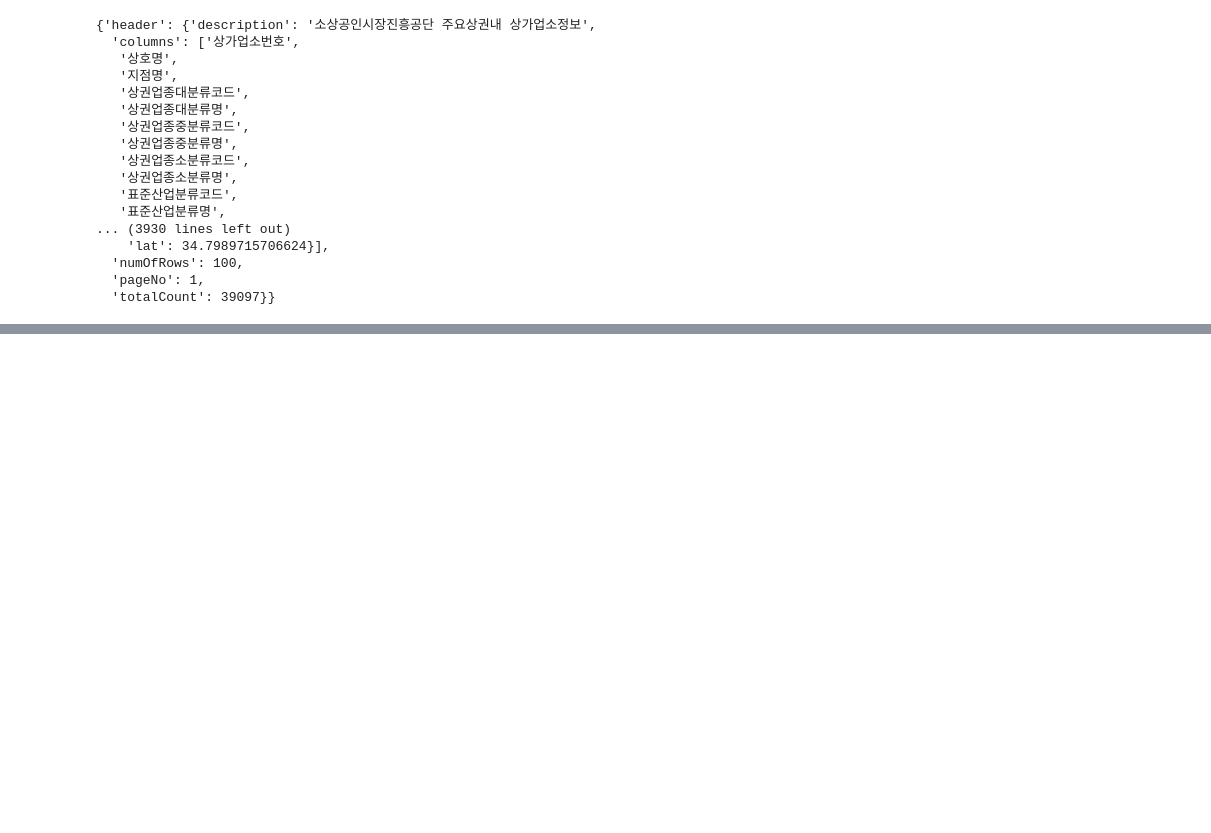
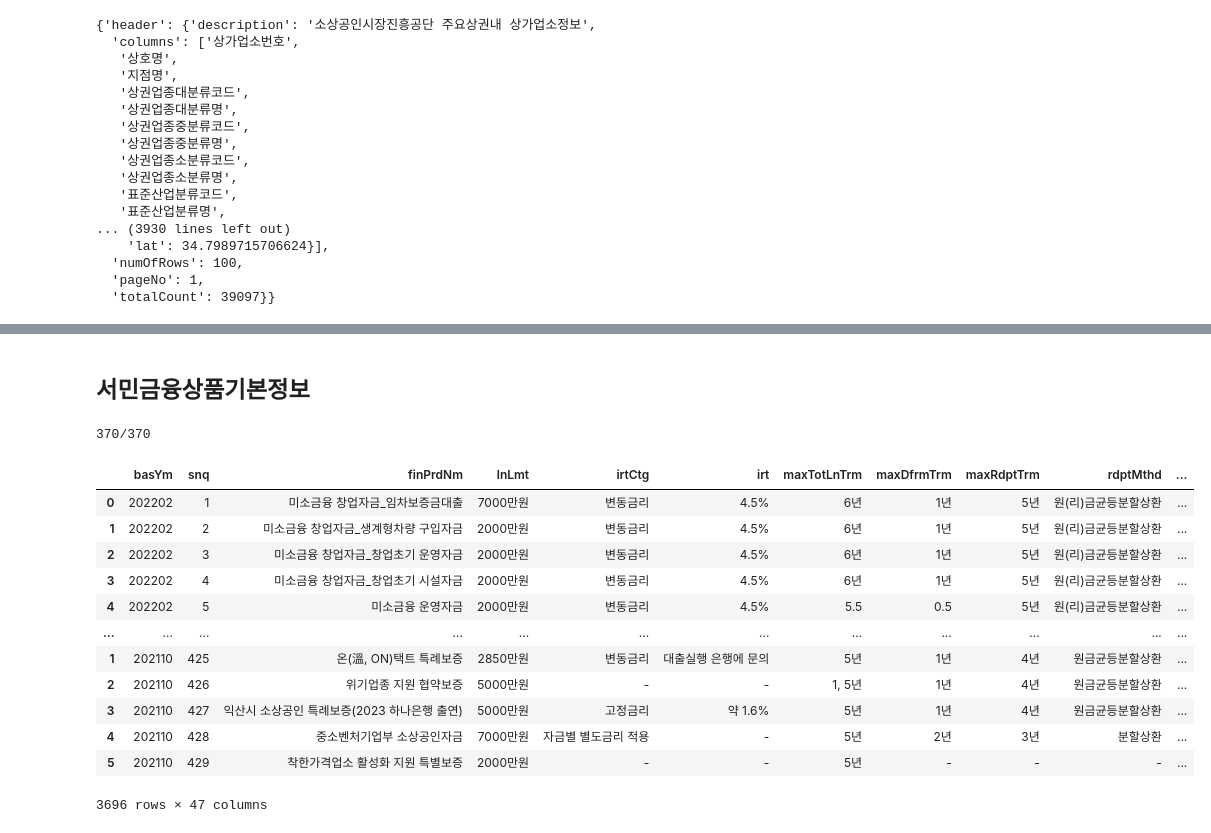
Before and after one commit to namolee/fintech_service, a Jupyter notebook: 05data_scraping/04공공데이터api전세자금대출금리정보.ipynb, the cells around one changed output, grey strips where cells are left out. Saved outputs shown, nothing was run; the diff lists cells and outputs as text; code cells hidden in the pictures; blank space fills up the shorter version.

```diff
--- a/05data_scraping/04공공데이터api전세자금대출금리정보.ipynb
+++ b/05data_scraping/04공공데이터api전세자금대출금리정보.ipynb
@@ -166,0 +167,41 @@ result
+# %% [markdown]
+## 서민금융상품기본정보
+# %%
+fin_product=[]
+page=1
+while True:
+    url="http://apis.data.go.kr/1160100/service/GetSmallLoanFinanceInstituteInfoService/getOrdinaryFinanceInfo"
+    servicekey=os.getenv('serviceKey')
+    payload={'serviceKey':servicekey,'numOfRows':10,'pageNo':page,'resultType':'json'}
+
+    r = requests.get(url, params=payload)
+    data=r.json()
+
+    fin_product.append(data['response']['body']['items']['item'])
+    total_pages=data['response']['body']['totalCount']//data['response']['body']['numOfRows']+1
+    print(f'{page}/{total_pages}',end='\r')
+    if(page <total_pages):
+        page+=1
+    else:
+        break
+
+result = pd.DataFrame()
+for product in fin_product:
+    temp=pd.json_normalize(product)
+    result=pd.concat([result,temp])
+result
+# %% [output]
+370/370
+|  | basYm | snq | finPrdNm | lnLmt | irtCtg | irt | maxTotLnTrm | maxDfrmTrm | maxRdptTrm | rdptMthd | ... |
+| 0 | 202202 | 1 | 미소금융 창업자금_임차보증금대출 | 7000만원 | 변동금리 | 4.5% | 6년 | 1년 | 5년 | 원(리)금균등분할상환 | ... |
+| 1 | 202202 | 2 | 미소금융 창업자금_생계형차량 구입자금 | 2000만원 | 변동금리 | 4.5% | 6년 | 1년 | 5년 | 원(리)금균등분할상환 | ... |
+| 2 | 202202 | 3 | 미소금융 창업자금_창업초기 운영자금 | 2000만원 | 변동금리 | 4.5% | 6년 | 1년 | 5년 | 원(리)금균등분할상환 | ... |
+| 3 | 202202 | 4 | 미소금융 창업자금_창업초기 시설자금 | 2000만원 | 변동금리 | 4.5% | 6년 | 1년 | 5년 | 원(리)금균등분할상환 | ... |
+| 4 | 202202 | 5 | 미소금융 운영자금 | 2000만원 | 변동금리 | 4.5% | 5.5 | 0.5 | 5년 | 원(리)금균등분할상환 | ... |
+| ... | ... | ... | ... | ... | ... | ... | ... | ... | ... | ... | ... |
+| 1 | 202110 | 425 | 온(溫, ON)택트 특례보증 | 2850만원 | 변동금리 | 대출실행 은행에 문의 | 5년 | 1년 | 4년 | 원금균등분할상환 | ... |
+| 2 | 202110 | 426 | 위기업종 지원 협약보증 | 5000만원 | - | - | 1, 5년 | 1년 | 4년 | 원금균등분할상환 | ... |
+| 3 | 202110 | 427 | 익산시 소상공인 특례보증(2023 하나은행 출연) | 5000만원 | 고정금리 | 약 1.6% | 5년 | 1년 | 4년 | 원금균등분할상환 | ... |
+| 4 | 202110 | 428 | 중소벤처기업부 소상공인자금 | 7000만원 | 자금별 별도금리 적용 | - | 5년 | 2년 | 3년 | 분할상환 | ... |
+| 5 | 202110 | 429 | 착한가격업소 활성화 지원 특별보증 | 2000만원 | - | - | 5년 | - | - | - | ... |
+3696 rows × 47 columns
```
Also changed, not shown: parts of 2 cells of this notebook, 1 other file.
